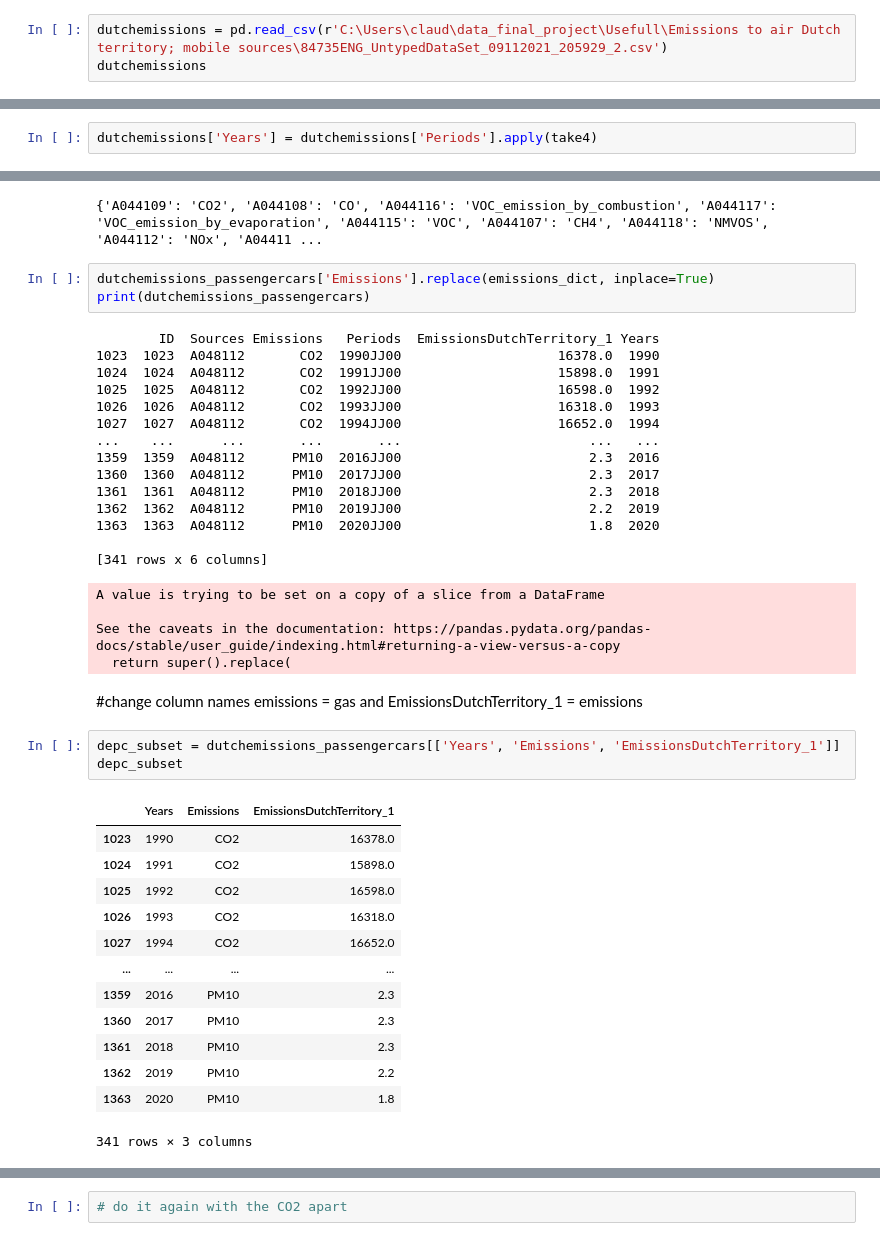
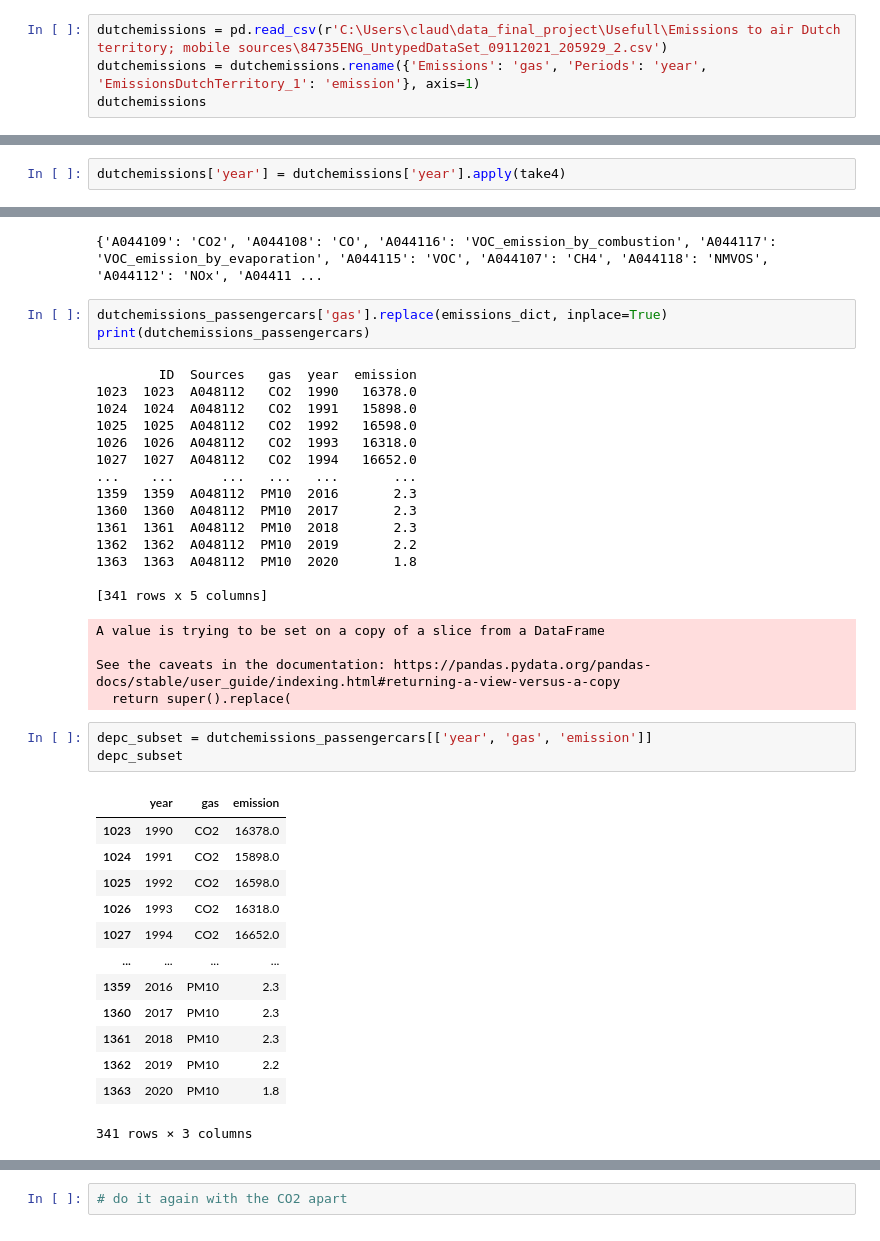
Before and after one commit to ClauCarloni/data_final_project, a Jupyter notebook: renewables_and_environment.ipynb, the cells around one changed output, grey strips where cells are left out. Drawn from its saved outputs; the diff is of its cells as text.

```diff
--- a/renewables_and_environment.ipynb
+++ b/renewables_and_environment.ipynb
@@ -165,4 +229,5 @@ vehicles_old_data.plot(kind='line',x='Periods',y='TotalNumberOfPassengerCars_2')
 # %%
 dutchemissions = pd.read_csv(r'C:\Users\claud\data_final_project\Usefull\Emissions to air Dutch territory; mobile sources\84735ENG_UntypedDataSet_09112021_205929_2.csv')
+dutchemissions = dutchemissions.rename({'Emissions': 'gas', 'Periods': 'year', 'EmissionsDutchTerritory_1': 'emission'}, axis=1)
 dutchemissions
 # %% [output]
@@ -183,7 +248,7 @@ dutchemissions
 def take4(array):
     return(array[:4])
 # %%
-dutchemissions['Years'] = dutchemissions['Periods'].apply(take4)
+dutchemissions['year'] = dutchemissions['year'].apply(take4)
 # %%
 dutchemissions
 # %% [output]
@@ -273,34 +338,32 @@ print(emissions_dict)
 # %% [output]
 {'A044109': 'CO2', 'A044108': 'CO', 'A044116': 'VOC_emission_by_combustion', 'A044117': 'VOC_emission_by_evaporation', 'A044115': 'VOC', 'A044107': 'CH4', 'A044118': 'NMVOS', 'A044112': 'NOx', 'A04411 ...
 # %%
-dutchemissions_passengercars['Emissions'].replace(emissions_dict, inplace=True)
+dutchemissions_passengercars['gas'].replace(emissions_dict, inplace=True)
 print(dutchemissions_passengercars)
 # %% [output]
-        ID  Sources Emissions   Periods  EmissionsDutchTerritory_1 Years
-1023  1023  A048112       CO2  1990JJ00                    16378.0  1990
-1024  1024  A048112       CO2  1991JJ00                    15898.0  1991
-1025  1025  A048112       CO2  1992JJ00                    16598.0  1992
-1026  1026  A048112       CO2  1993JJ00                    16318.0  1993
-1027  1027  A048112       CO2  1994JJ00                    16652.0  1994
-...    ...      ...       ...       ...                        ...   ...
-1359  1359  A048112      PM10  2016JJ00                        2.3  2016
-1360  1360  A048112      PM10  2017JJ00                        2.3  2017
-1361  1361  A048112      PM10  2018JJ00                        2.3  2018
-1362  1362  A048112      PM10  2019JJ00                        2.2  2019
-1363  1363  A048112      PM10  2020JJ00                        1.8  2020
+        ID  Sources   gas  year  emission
+1023  1023  A048112   CO2  1990   16378.0
+1024  1024  A048112   CO2  1991   15898.0
+1025  1025  A048112   CO2  1992   16598.0
+1026  1026  A048112   CO2  1993   16318.0
+1027  1027  A048112   CO2  1994   16652.0
+...    ...      ...   ...   ...       ...
+1359  1359  A048112  PM10  2016       2.3
+1360  1360  A048112  PM10  2017       2.3
+1361  1361  A048112  PM10  2018       2.3
+1362  1362  A048112  PM10  2019       2.2
+1363  1363  A048112  PM10  2020       1.8
 
-[341 rows x 6 columns]
+[341 rows x 5 columns]
 A value is trying to be set on a copy of a slice from a DataFrame
 
 See the caveats in the documentation: https://pandas.pydata.org/pandas-docs/stable/user_guide/indexing.html#returning-a-view-versus-a-copy
   return super().replace(
-# %% [markdown]
-#change column names emissions = gas and EmissionsDutchTerritory_1 = emissions
 # %%
-depc_subset = dutchemissions_passengercars[['Years', 'Emissions', 'EmissionsDutchTerritory_1']]
+depc_subset = dutchemissions_passengercars[['year', 'gas', 'emission']]
 depc_subset
 # %% [output]
-|  | Years | Emissions | EmissionsDutchTerritory_1 |
+|  | year | gas | emission |
 | 1023 | 1990 | CO2 | 16378.0 |
 | 1024 | 1991 | CO2 | 15898.0 |
 | 1025 | 1992 | CO2 | 16598.0 |
```
Also changed, not shown: parts of 48 cells of this notebook.
